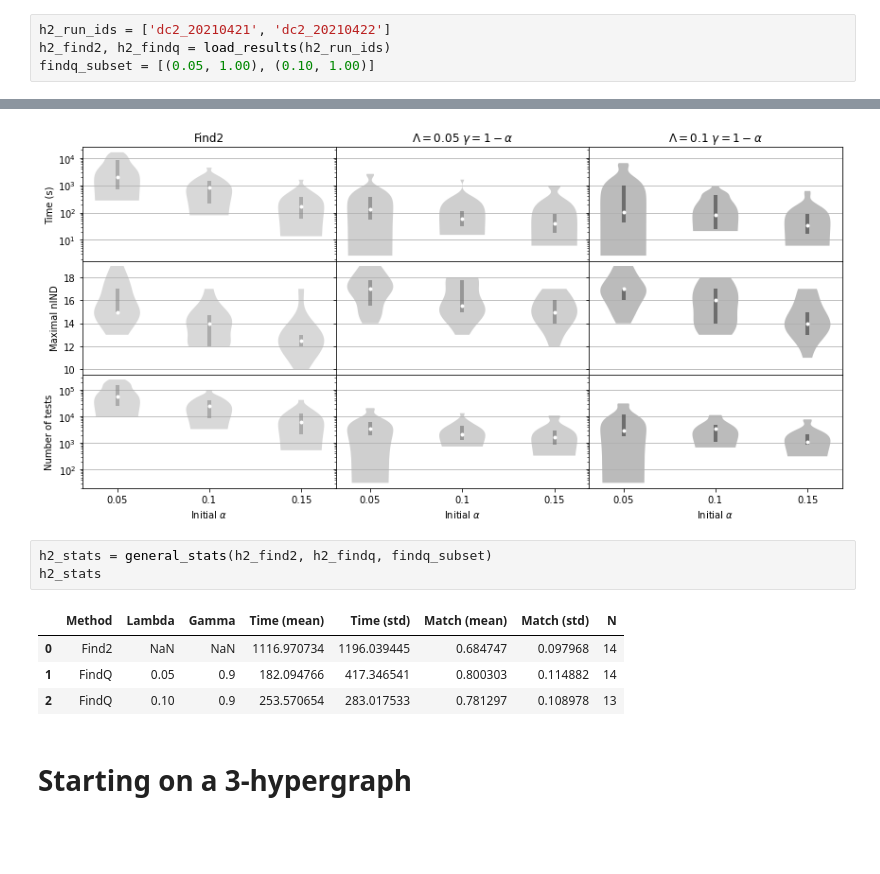
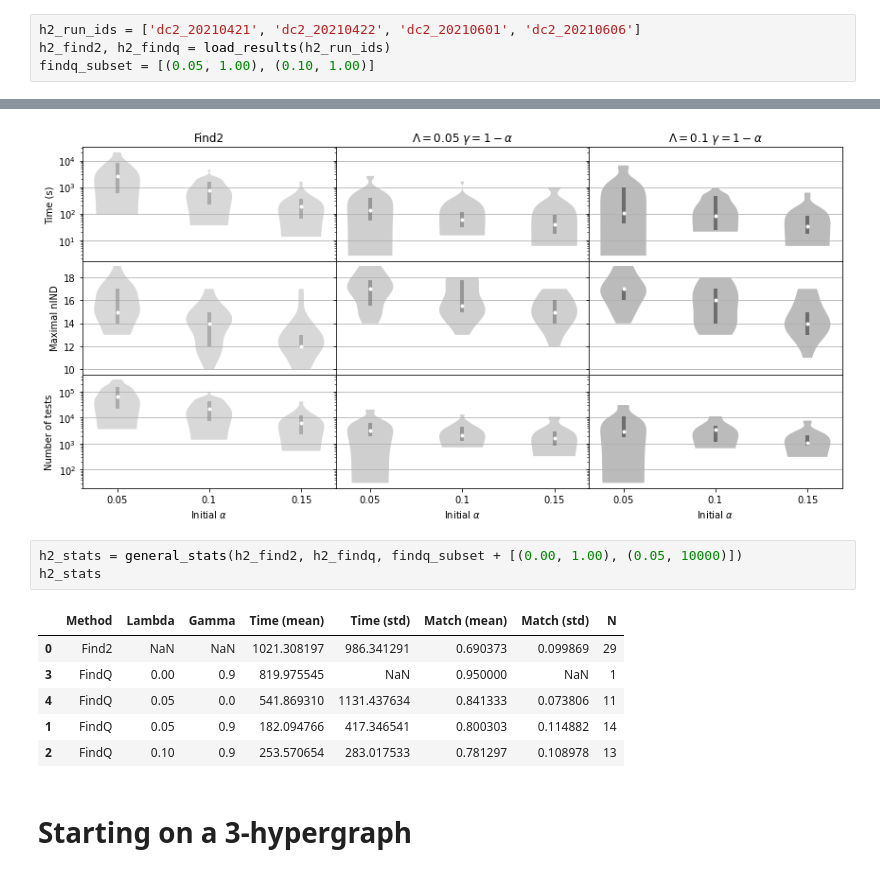
Before and after one commit to ayllon/MatchBox, a Jupyter notebook: notebooks/results-dc2.ipynb, the cells around one changed output, grey strips where cells are left out. Cells and saved outputs as stored; diff of their text form; blank space fills up the shorter version.

```diff
--- a/notebooks/results-dc2.ipynb
+++ b/notebooks/results-dc2.ipynb
@@ -11,7 +11,7 @@ plt.rcParams['figure.figsize'] = (12, 6)
 # %% [markdown]
 # Starting on a 2-hypergraph
 # %%
-h2_run_ids = ['dc2_20210421', 'dc2_20210422']
+h2_run_ids = ['dc2_20210421', 'dc2_20210422', 'dc2_20210601', 'dc2_20210606']
 h2_find2, h2_findq = load_results(h2_run_ids)
 findq_subset = [(0.05, 1.00), (0.10, 1.00)]
 # %%
@@ -19,11 +19,13 @@ fig = plot.plot_comparison(h2_find2, h2_findq, findq_subset)
 # %% [output]
 [figure]
 # %%
-h2_stats = general_stats(h2_find2, h2_findq, findq_subset)
+h2_stats = general_stats(h2_find2, h2_findq, findq_subset + [(0.00, 1.00), (0.05, 10000)])
 h2_stats
 # %% [output]
 |  | Method | Lambda | Gamma | Time (mean) | Time (std) | Match (mean) | Match (std) | N |
-| 0 | Find2 | NaN | NaN | 1116.970734 | 1196.039445 | 0.684747 | 0.097968 | 14 |
+| 0 | Find2 | NaN | NaN | 1021.308197 | 986.341291 | 0.690373 | 0.099869 | 29 |
+| 3 | FindQ | 0.00 | 0.9 | 819.975545 | NaN | 0.950000 | NaN | 1 |
+| 4 | FindQ | 0.05 | 0.0 | 541.869310 | 1131.437634 | 0.841333 | 0.073806 | 11 |
 | 1 | FindQ | 0.05 | 0.9 | 182.094766 | 417.346541 | 0.800303 | 0.114882 | 14 |
 | 2 | FindQ | 0.10 | 0.9 | 253.570654 | 283.017533 | 0.781297 | 0.108978 | 13 |
 # %% [markdown]
```
Also changed, not shown: 3 other files.
